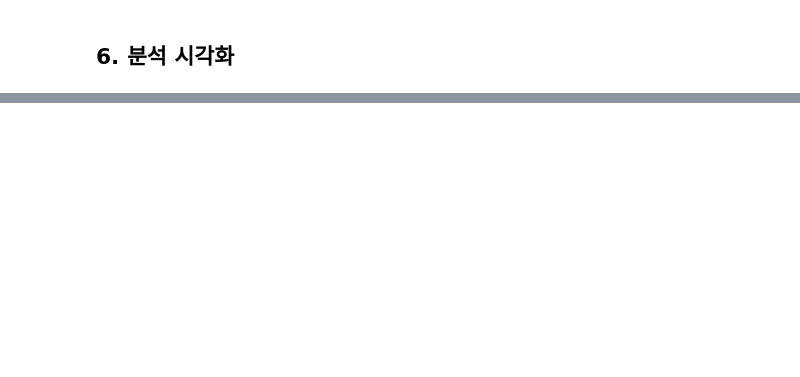
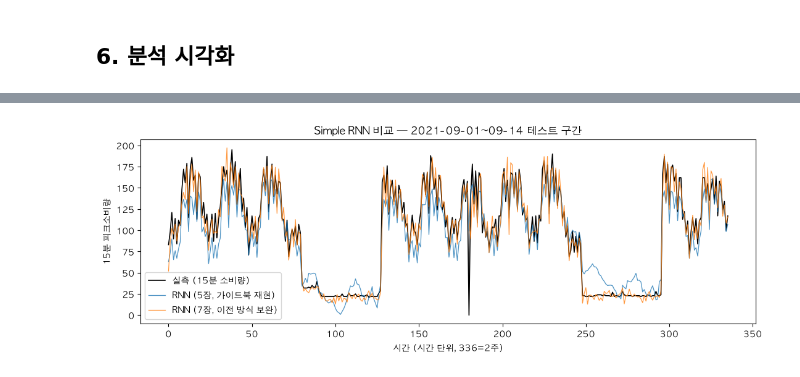
Before and after one commit to SeoHyun1024/kamp-resource-optimization-benchmark, a Jupyter notebook: notebooks/01_preprocessing.ipynb, the cells around one changed output, grey strips where cells are left out. Cells and saved outputs as stored; diff of their text form; code cells hidden in the pictures; blank space fills up the shorter version.

```diff
--- a/notebooks/01_preprocessing.ipynb
+++ b/notebooks/01_preprocessing.ipynb
@@ -341,0 +438,25 @@ plt.show()
+# %%
+from sklearn.metrics import mean_absolute_error
+
+pred_v2 = scaler_y_v2.inverse_transform(model_v2.predict(seq_test_v2, verbose=0)).flatten()
+assert np.array_equal(test_v2["y"].values, actual)
+
+candidates = {
+    "SimpleRNN (5장, 가이드북 재현)": pred,
+    "SimpleRNN (7장, 이전 방식 보완)": pred_v2,
+    "1시간 전 값 (lag_1)": test_v2["lag_1"].values,
+    "1일 전 같은 시각 (lag_24)": test_v2["lag_24"].values,
+    "1주 전 같은 시각 (lag_168)": test_v2["lag_168"].values,
+}
+rnn_comparison = pd.DataFrame(
+    {
+        "MAE": {name: mean_absolute_error(actual, p) for name, p in candidates.items()},
+        "MSE": {name: mean_squared_error(actual, p) for name, p in candidates.items()},
+        "RMSE": {name: np.sqrt(mean_squared_error(actual, p)) for name, p in candidates.items()},
+    }
+).round(3)
+rnn_comparison.to_csv(RESULTS_DIR / "rnn_comparison.csv")
+
+result_df["forecast_v2"] = pred_v2
+result_df.to_csv(RESULTS_DIR / "rnn_forecast_result.csv", index=False)
+rnn_comparison
@@ -341,0 +471,14 @@ plt.show()
+# %%
+plt.figure(figsize=(11, 4))
+plt.plot(actual, label="실측 (15분 소비량)", linewidth=1.2, color="black")
+plt.plot(pred, label="RNN (5장, 가이드북 재현)", linewidth=0.9, alpha=0.8)
+plt.plot(pred_v2, label="RNN (7장, 이전 방식 보완)", linewidth=0.9, alpha=0.8)
+plt.title("Simple RNN 비교 — 2021-09-01~09-14 테스트 구간")
+plt.xlabel("시간 (시간 단위, 336=2주)")
+plt.ylabel("15분 피크소비량")
+plt.legend()
+plt.tight_layout()
+plt.savefig(RESULTS_DIR / "rnn_comparison_plot.png", dpi=130)
+plt.show()
+# %% [output]
+[figure, added]
```
Also changed, not shown: parts of 13 cells of this notebook, 7 other files.
